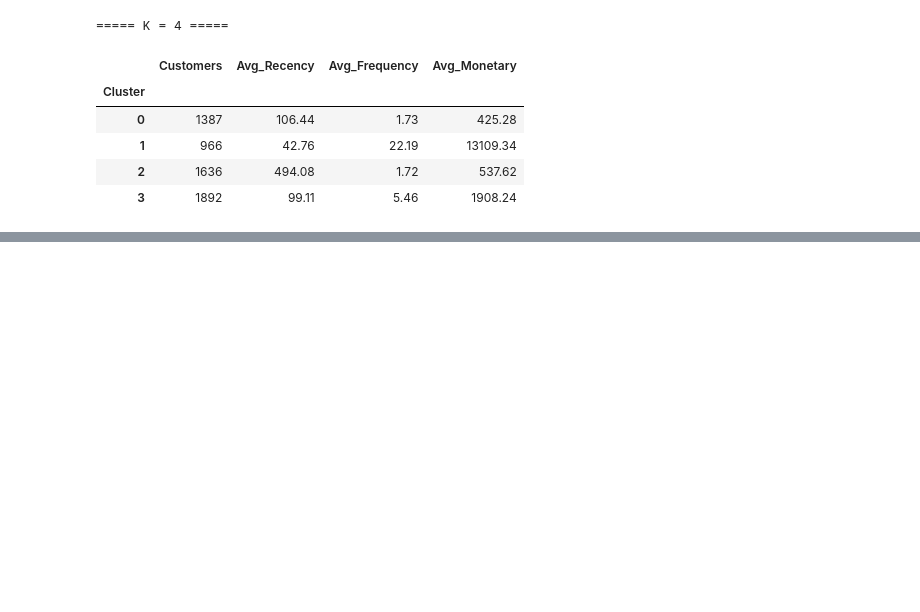
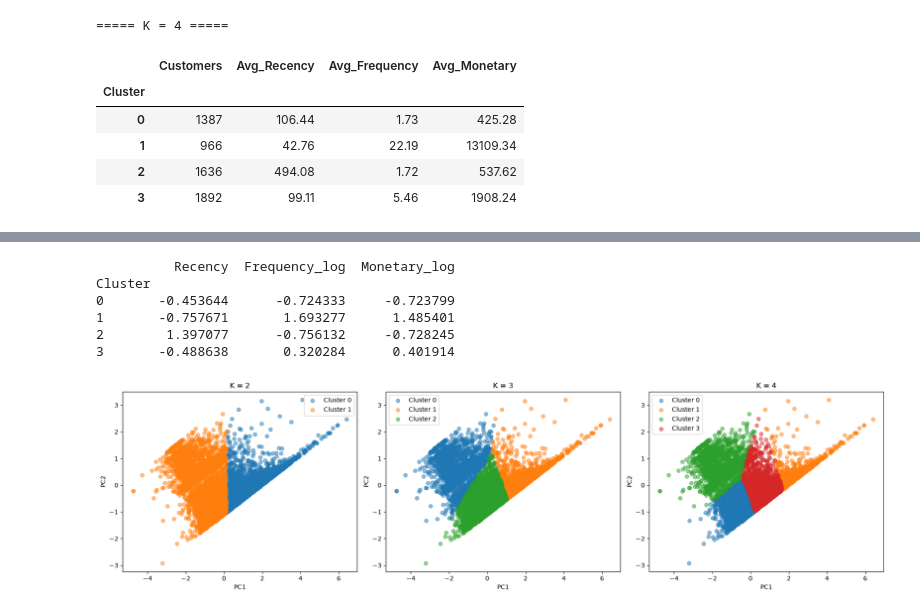
Before and after one commit to hawi088/customer-segmentation, a Jupyter notebook: notebooks/data_exploration.ipynb, the cells around one changed output, grey strips where cells are left out. Saved outputs shown, nothing was run; the diff lists cells and outputs as text; code cells hidden in the pictures; blank space fills up the shorter version.

```diff
--- a/notebooks/data_exploration.ipynb
+++ b/notebooks/data_exploration.ipynb
@@ -502,0 +570,46 @@ for k in [2,3,4]:
+# %%
+rfm_scaled_df = pd.DataFrame(rfm_scaled, columns=["Recency", "Frequency_log", "Monetary_log"])
+rfm_scaled_df["Cluster"] = labels_4
+print(rfm_scaled_df.groupby("Cluster").mean())
+# %% [output]
+          Recency  Frequency_log  Monetary_log
+Cluster
+0       -0.453644      -0.724333     -0.723799
+1       -0.757671       1.693277      1.485401
+2        1.397077      -0.756132     -0.728245
+3       -0.488638       0.320284      0.401914
+# %%
+fig, axes = plt.subplots(1, 3, figsize=(18, 5))
+
+for ax, k in zip(axes, [2, 3, 4]):
+
+    model = KMeans(
+        n_clusters=k,
+        random_state=42,
+        n_init=10
+    )
+
+    labels = model.fit_predict(rfm_scaled)
+
+    for cluster in sorted(set(labels)):
+        cluster_data = rfm_pca.copy()
+        cluster_data["Cluster"] = labels
+
+        points = cluster_data[cluster_data["Cluster"] == cluster]
+
+        ax.scatter(
+            points["PC1"],
+            points["PC2"],
+            alpha=0.5,
+            label=f"Cluster {cluster}"
+        )
+
+    ax.set_title(f"K = {k}")
+    ax.set_xlabel("PC1")
+    ax.set_ylabel("PC2")
+    ax.legend()
+
+plt.tight_layout()
+plt.show()
+# %% [output]
+[figure, added]
```
Also changed, not shown: parts of 9 cells of this notebook.
